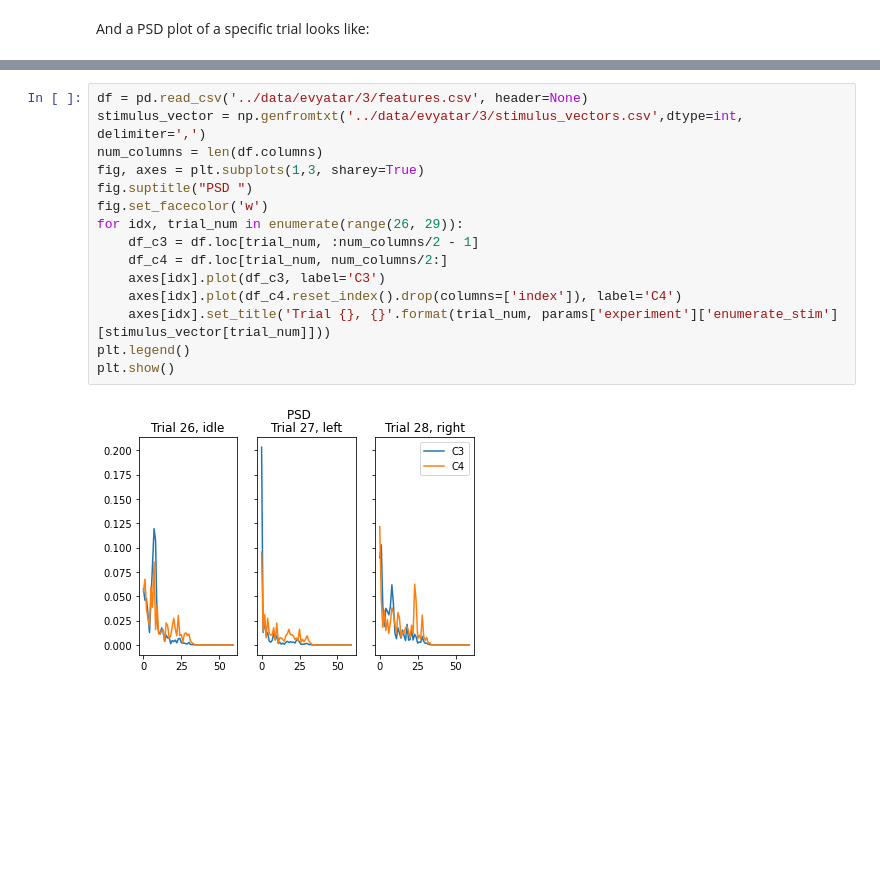
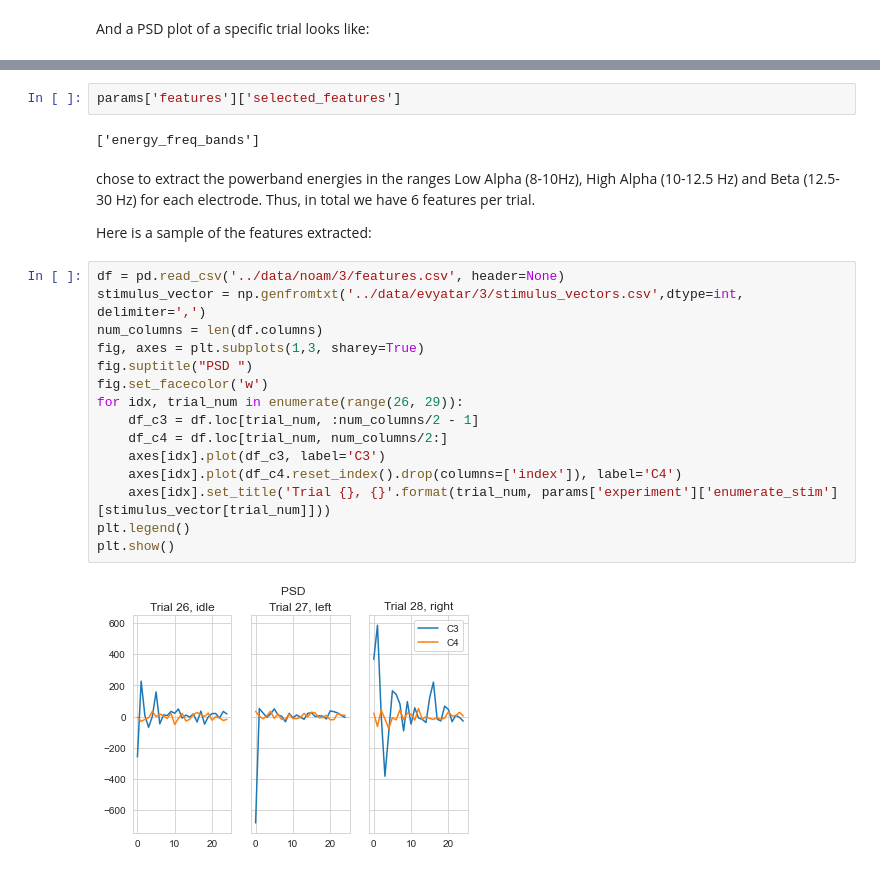
Before and after one commit to evyatarluv/bci4als, a Jupyter notebook: examples/Report.ipynb, the cells around one changed output, grey strips where cells are left out. Saved outputs shown, nothing was run; the diff lists cells and outputs as text; blank space fills up the shorter version.

```diff
--- a/examples/Report.ipynb
+++ b/examples/Report.ipynb
@@ -234,20 +232,30 @@ Here is a sample of the features extracted:
+# %%
+params['features']['selected_features']
+# %% [output]
+['energy_freq_bands']
+# %% [markdown]
+chose to extract the powerband energies in the ranges Low Alpha (8-10Hz),
+High Alpha (10-12.5 Hz) and Beta (12.5-30 Hz) for each electrode.
+Thus, in total we have 6 features per trial.
+
+Here is a sample of the features extracted:
 # %%
-df = pd.read_csv('../data/evyatar/3/features.csv', header=None)
+df = pd.read_csv('../data/noam/3/features.csv', header=None)
 stimulus_vector = np.genfromtxt('../data/evyatar/3/stimulus_vectors.csv',dtype=int, delimiter=',')
 num_columns = len(df.columns)
 fig, axes = plt.subplots(1,3, sharey=True)
 fig.suptitle("PSD ")
 fig.set_facecolor('w')
 for idx, trial_num in enumerate(range(26, 29)):
     df_c3 = df.loc[trial_num, :num_columns/2 - 1]
     df_c4 = df.loc[trial_num, num_columns/2:]
     axes[idx].plot(df_c3, label='C3')
     axes[idx].plot(df_c4.reset_index().drop(columns=['index']), label='C4')
     axes[idx].set_title('Trial {}, {}'.format(trial_num, params['experiment']['enumerate_stim'][stimulus_vector[trial_num]]))
 plt.legend()
 plt.show()
 # %% [output]
-[figure, old version]
+[figure, new version]
 # %% [markdown]
 ### Step 5 - Train and Test a Model
 
```
Also changed, not shown: parts of 21 cells of this notebook, 8 other files.
